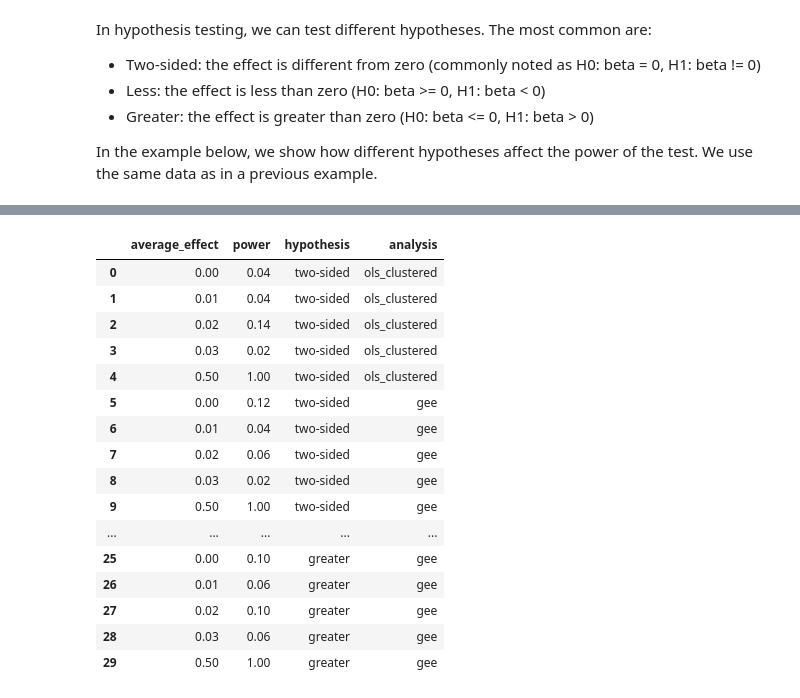
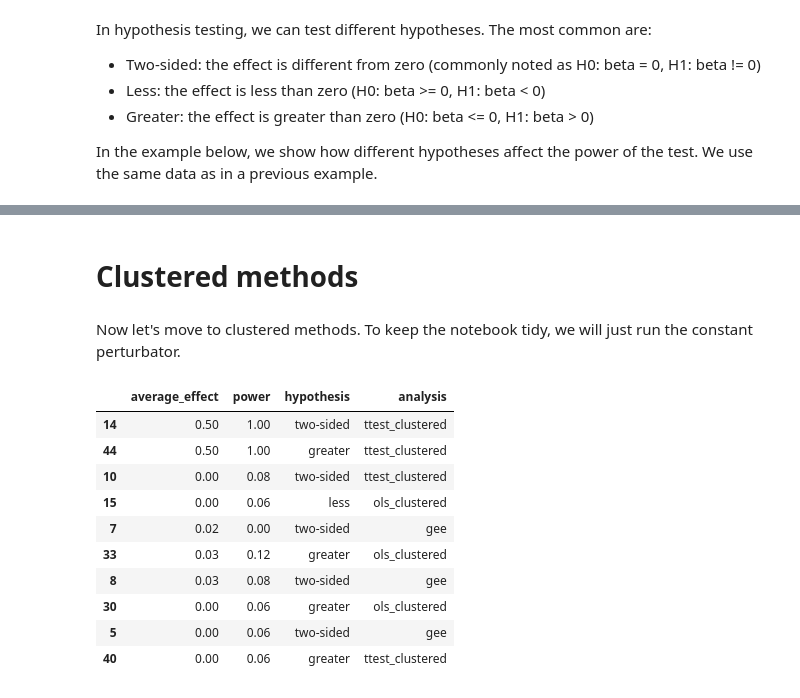
Before and after one commit to david26694/cluster-experiments, a Jupyter notebook: docs/analysis_with_different_hypothesis.ipynb, the cells around one changed output, grey strips where cells are left out. Cells and saved outputs as stored; diff of their text form; code cells hidden in the pictures.

Commit message:
documentation: improve comparison of different hypothesis

```diff
--- a/docs/analysis_with_different_hypothesis.ipynb
+++ b/docs/analysis_with_different_hypothesis.ipynb
@@ -29,0 +35,27 @@ df = pd.DataFrame(
+# %%
+results = []
+# %%
+splitters = ['constant', 'normal']
+
+for hypothesis in ["two-sided", "less", "greater"]:
+        for splitter in splitters:
+                config = {
+                    "analysis": 'ols',
+                    "perturbator": splitter,
+                    "splitter": "non_clustered",
+                    "n_simulations": 50,
+                    "hypothesis": hypothesis,
+                    "seed":41
+                }
+                pw = PowerAnalysis.from_dict(config)
+
+                power_dict = pw.power_line(df, average_effects=[0.0001, 0.01, 0.02, 0.03, 0.5])
+                power_df = pd.DataFrame(list(power_dict.items()), columns=['average_effect', 'power'])
+
+                power_df['hypothesis'] = hypothesis
+                power_df['splitter'] = splitter
+
+                results.append(power_df)
+
+
+final_df = pd.concat(results, ignore_index=True)
@@ -30,8 +94,12 @@ df = pd.DataFrame(
+# %% [markdown]
+# Clustered methods
+# %% [markdown]
+Now let's move to clustered methods. To keep the notebook tidy, we will just run the constant perturbator.
 # %%
 results = []
 
 for hypothesis in ["two-sided", "less", "greater"]:
-        for analysis in ["ols_clustered", "gee"]:
+        for analysis in ["ols_clustered", "gee", 'ttest_clustered']:
                 config = {
                     "analysis": analysis,
                     "perturbator": "constant",
@@ -39,6 +107,7 @@ for hypothesis in ["two-sided", "less", "greater"]:
                     "n_simulations": 50,
                     "hypothesis": hypothesis,
                     "cluster_cols": ['cluster', 'date'],
+                    "seed":41
                 }
                 pw = PowerAnalysis.from_dict(config)
 
@@ -53,22 +122,16 @@ for hypothesis in ["two-sided", "less", "greater"]:
 
 final_df = pd.concat(results, ignore_index=True)
 # %%
-final_df
+final_df.sample(10)
 # %% [output]
 |  | average_effect | power | hypothesis | analysis |
-| 0 | 0.00 | 0.04 | two-sided | ols_clustered |
-| 1 | 0.01 | 0.04 | two-sided | ols_clustered |
-| 2 | 0.02 | 0.14 | two-sided | ols_clustered |
-| 3 | 0.03 | 0.02 | two-sided | ols_clustered |
-| 4 | 0.50 | 1.00 | two-sided | ols_clustered |
-| 5 | 0.00 | 0.12 | two-sided | gee |
-| 6 | 0.01 | 0.04 | two-sided | gee |
-| 7 | 0.02 | 0.06 | two-sided | gee |
-| 8 | 0.03 | 0.02 | two-sided | gee |
-| 9 | 0.50 | 1.00 | two-sided | gee |
-| ... | ... | ... | ... | ... |
-| 25 | 0.00 | 0.10 | greater | gee |
-| 26 | 0.01 | 0.06 | greater | gee |
-| 27 | 0.02 | 0.10 | greater | gee |
-| 28 | 0.03 | 0.06 | greater | gee |
-| 29 | 0.50 | 1.00 | greater | gee |
+| 14 | 0.50 | 1.00 | two-sided | ttest_clustered |
+| 44 | 0.50 | 1.00 | greater | ttest_clustered |
+| 10 | 0.00 | 0.08 | two-sided | ttest_clustered |
+| 15 | 0.00 | 0.06 | less | ols_clustered |
+| 7 | 0.02 | 0.00 | two-sided | gee |
+| 33 | 0.03 | 0.12 | greater | ols_clustered |
+| 8 | 0.03 | 0.08 | two-sided | gee |
+| 30 | 0.00 | 0.06 | greater | ols_clustered |
+| 5 | 0.00 | 0.06 | two-sided | gee |
+| 40 | 0.00 | 0.06 | greater | ttest_clustered |
```
Also changed, not shown: parts of 10 cells of this notebook, 1 other file.
